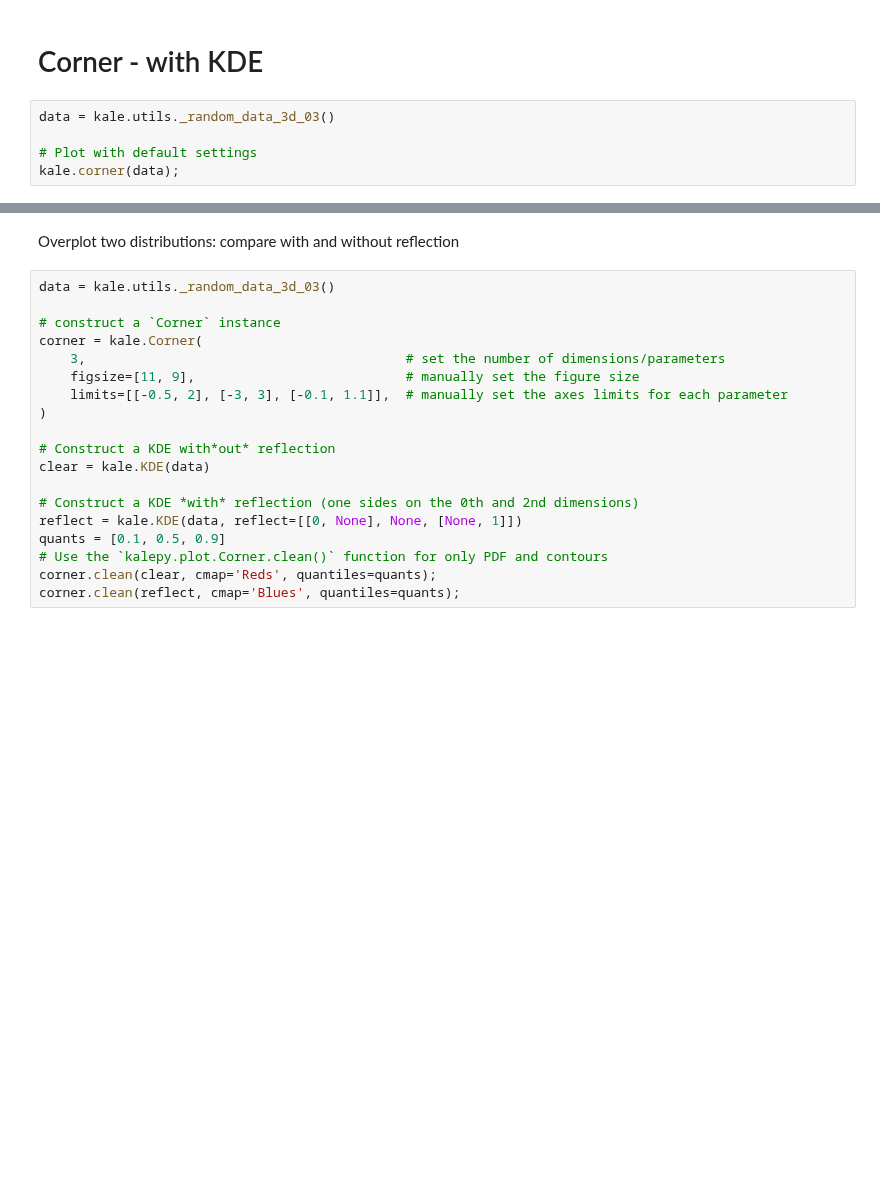
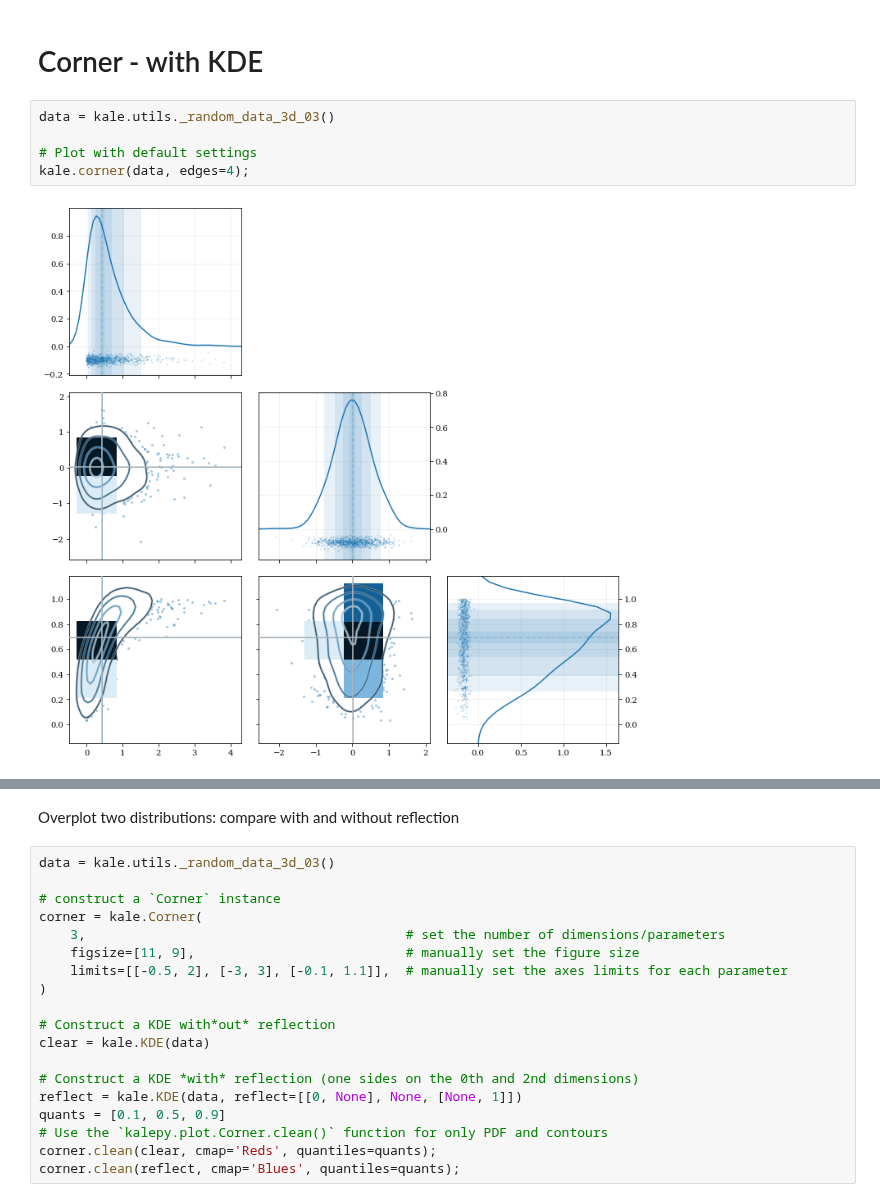
Before and after one commit to lzkelley/kalepy, a Jupyter notebook: notebooks/plotting.ipynb, the cells around one changed output, grey strips where cells are left out. Drawn from its saved outputs; the diff is of its cells as text; blank space fills up the shorter version.

```diff
--- a/notebooks/plotting.ipynb
+++ b/notebooks/plotting.ipynb
@@ -214,8 +230,10 @@ corner.hist(color='firebrick')
 # %%
 data = kale.utils._random_data_3d_03()
 
 # Plot with default settings
-kale.corner(data);
+kale.corner(data, edges=4);
+# %% [output]
+[figure, added]
 # %%
 data = kale.utils._random_data_3d_03()
 
```
Also changed, not shown: parts of 16 cells of this notebook, 2 other files.
